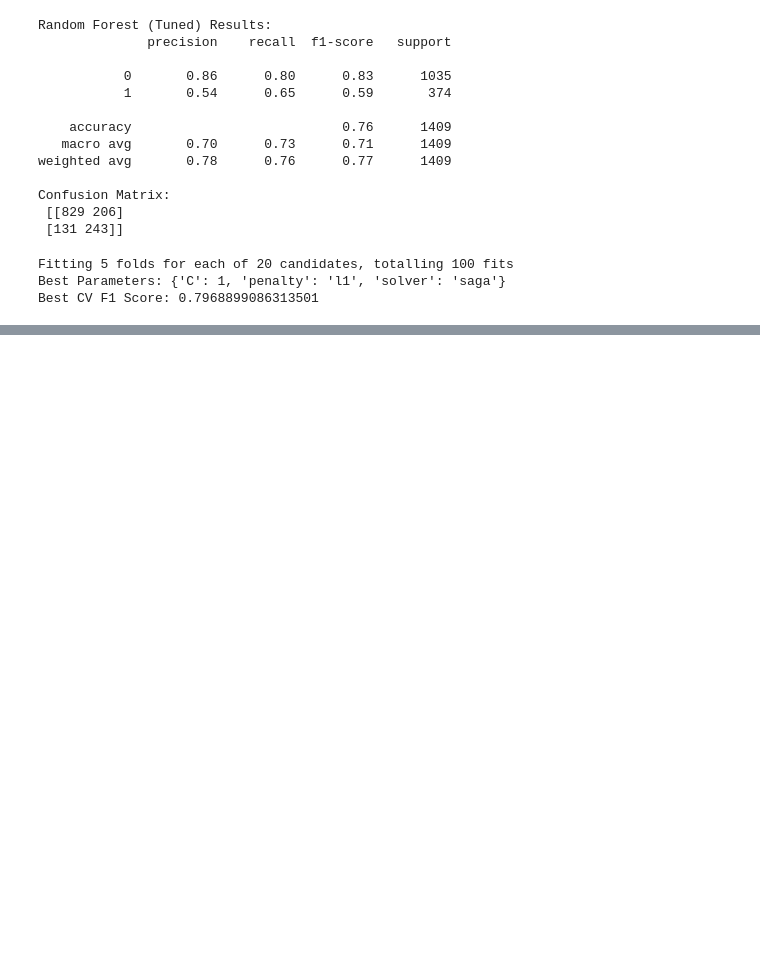
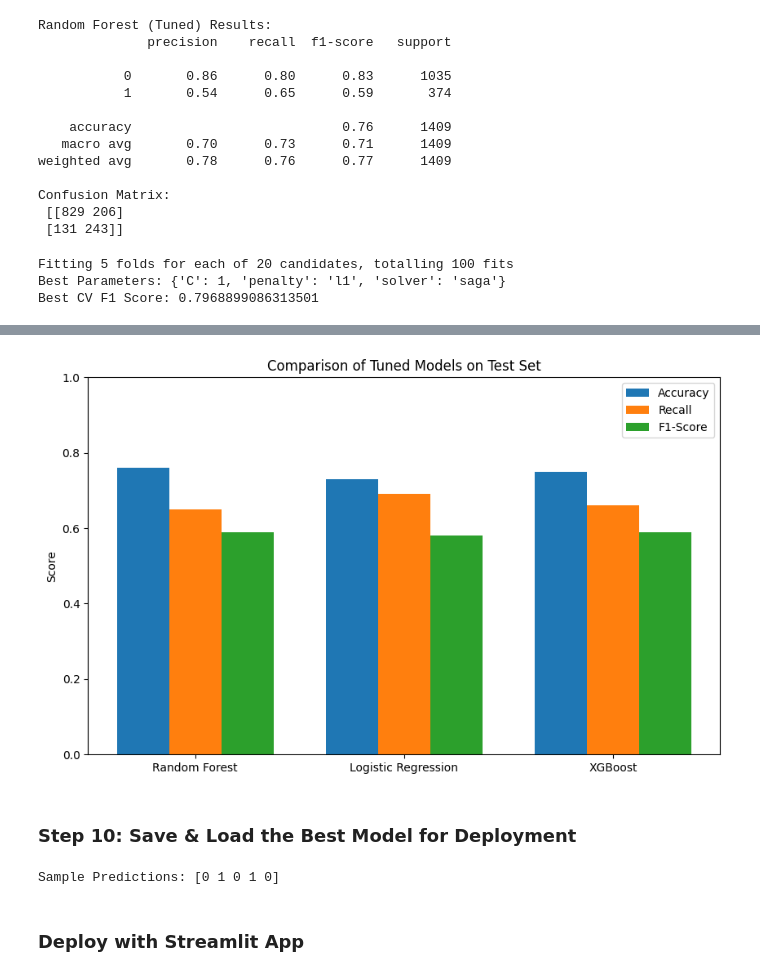
Before and after one commit to RohanDsouza123/DS-Projects, a Jupyter notebook: DS_Project_3.ipynb, the cells around one changed output, grey strips where cells are left out. Cells and saved outputs as stored; diff of their text form; code cells hidden in the pictures; blank space fills up the shorter version.

```diff
--- a/DS_Project_3.ipynb
+++ b/DS_Project_3.ipynb
@@ -440,0 +539,47 @@ print("Best CV F1 Score:", grid_xgb.best_score_)
+# %%
+import matplotlib.pyplot as plt
+import numpy as np
+
+# Model names
+models = ['Random Forest', 'Logistic Regression', 'XGBoost']
+
+# Metrics (from your results)
+accuracy_scores = [0.76, 0.73, 0.75]
+recall_scores = [0.65, 0.69, 0.66]
+f1_scores = [0.59, 0.58, 0.59]
+
+# Plot
+x = np.arange(len(models))
+width = 0.25
+
+plt.figure(figsize=(10,6))
+plt.bar(x - width, accuracy_scores, width, label='Accuracy')
+plt.bar(x, recall_scores, width, label='Recall')
+plt.bar(x + width, f1_scores, width, label='F1-Score')
+
+plt.xticks(x, models)
+plt.ylabel('Score')
+plt.ylim(0,1)
+plt.title('Comparison of Tuned Models on Test Set')
+plt.legend()
+plt.show()
+# %% [output]
+[figure, added]
+# %% [markdown]
+### Step 10: Save & Load the Best Model for Deployment
+# %%
+import joblib
+
+# Save the best Logistic Regression model
+joblib.dump(best_lr, "best_model.pkl")
+
+# Load it back when needed
+loaded_model = joblib.load("best_model.pkl")
+
+# Test loaded model with a sample prediction
+sample_pred = loaded_model.predict(X_test[:5])
+print("Sample Predictions:", sample_pred)
+# %% [output]
+Sample Predictions: [0 1 0 1 0]
+# %% [markdown]
+### Deploy with Streamlit App
```
Also changed, not shown: parts of 5 cells of this notebook.
